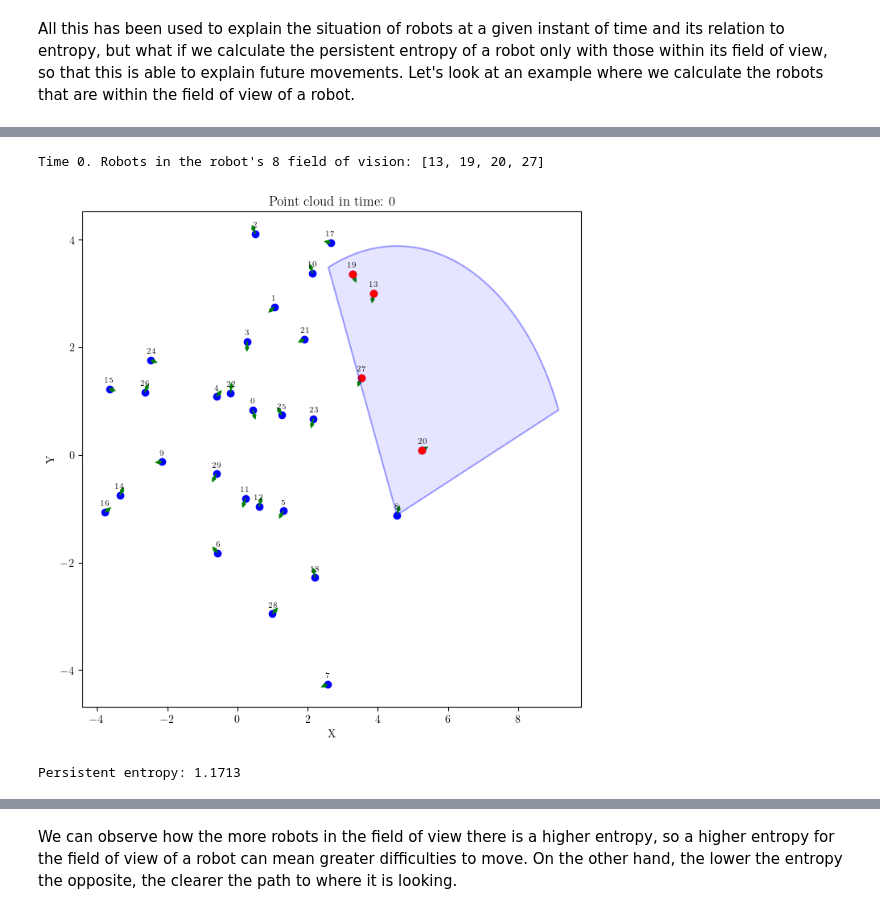
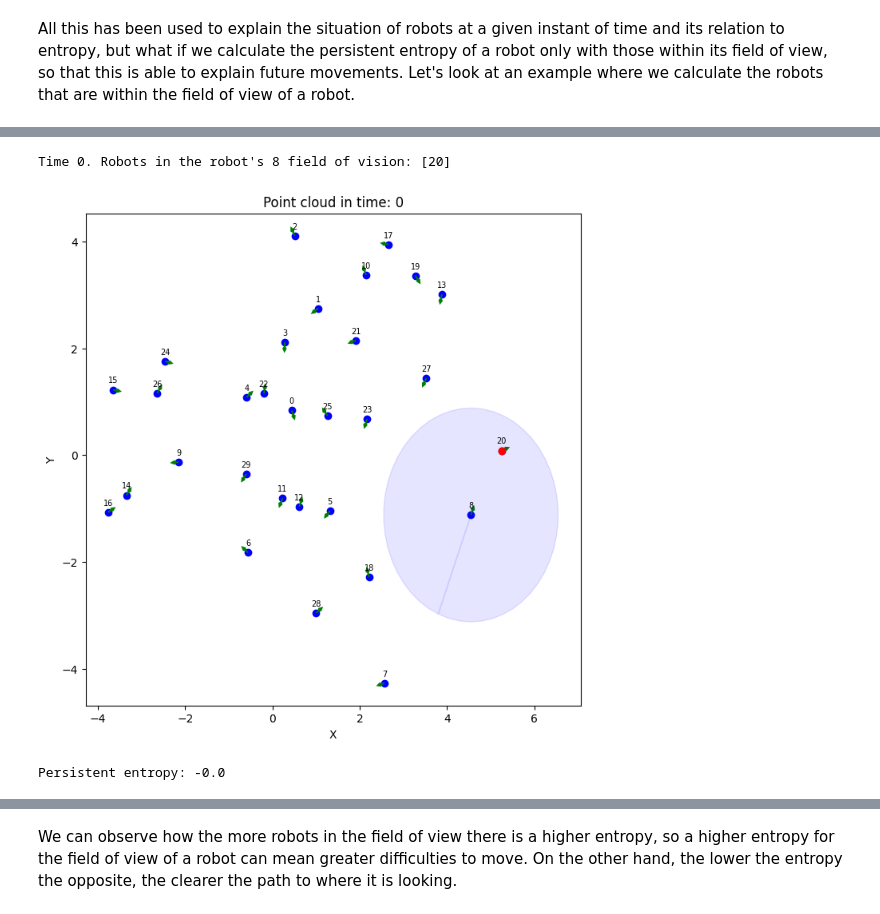
Before and after one commit to victosdur77/Task6.3.2, a Jupyter notebook: PersistentEntropy.ipynb, the cells around one changed output, grey strips where cells are left out. Drawn from its saved outputs; the diff is of its cells as text; code cells hidden in the pictures.

```diff
--- a/PersistentEntropy.ipynb
+++ b/PersistentEntropy.ipynb
@@ -25,6 +25,8 @@ ps = np.load("Robots.npy")
 print(ps.shape) # 100 point clound with 30 robots and 3 features(x position, y position, angle view)
 instantes=ps.shape[0]
 n_robots=ps.shape[1]
+radio=2
+anguloVision=2*np.pi
 minX,maxX = np.min(ps[:,:,0]), np.max(ps[:,:,0])
 minY,maxY = np.min(ps[:,:,0]), np.max(ps[:,:,0])
 # %% [output]
@@ -277,24 +259,24 @@ Persistent entropy: 1.5882
 # %%
 time=0
 robot=8
 instante = ps[time]
 x=instante[:,0]
 y=instante[:,1]
 angle=instante[:,2]
-fu.dibujaNubePuntosInstante(time,robot,ids=True)
-robots=fu.calcula_robots_en_campo_vision(time,robot,printing=True)
+fu.dibujaNubePuntosInstante(time,robot,radio,anguloVision,ids=True)
+robots=fu.calcula_robots_en_campo_vision(time,robot,radio,anguloVision,printing=True)
 plt.scatter(x[robots], y[robots],color="red")
 plt.show()
 robots.append(robot)
 puntos=ps[0,robots,:2]
 x=fu.calculaDiagramaPersistencia(puntos,0)
 xL = DiagramSelector(use=True).fit_transform([x])
 entropia = fu.calculaEntropia(xL[0])
 print(f"Persistent entropy: {entropia}")
 # %% [output]
-Time 0. Robots in the robot's 8 field of vision: [13, 19, 20, 27]
+Time 0. Robots in the robot's 8 field of vision: [20]
-[figure, old version]
+[figure, new version]
-Persistent entropy: 1.1713
+Persistent entropy: -0.0
 # %%
 time=0
 robot=3
```
Also changed, not shown: parts of 7 cells of this notebook, 3 other files.
